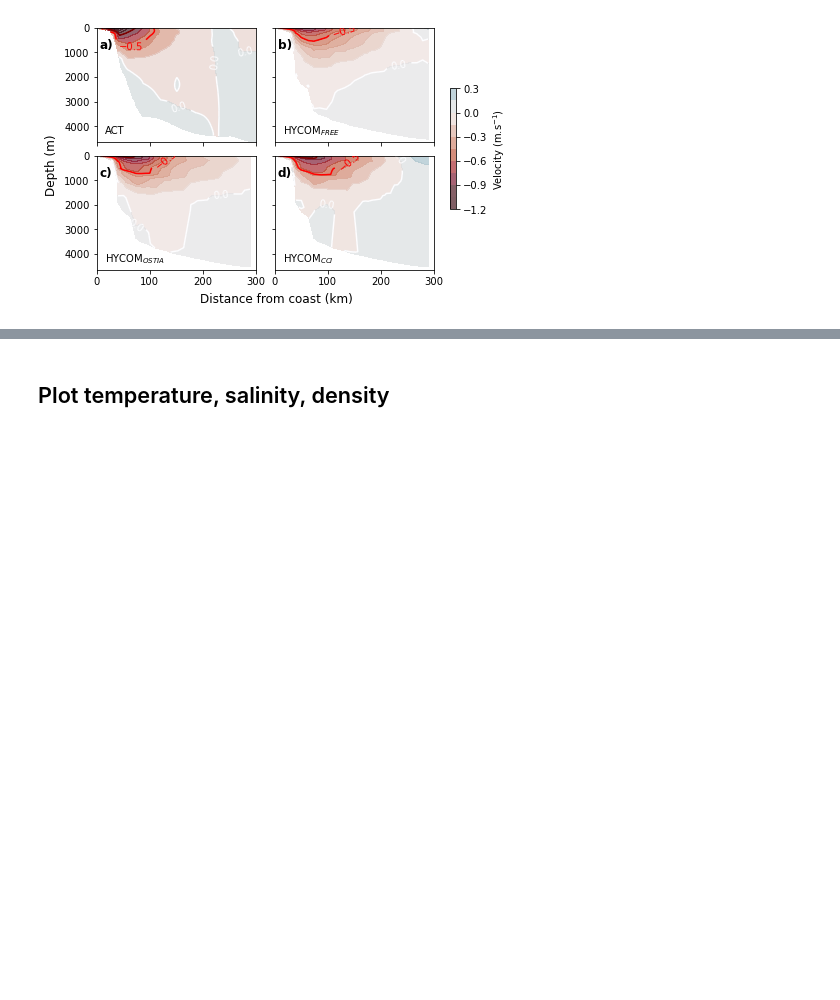
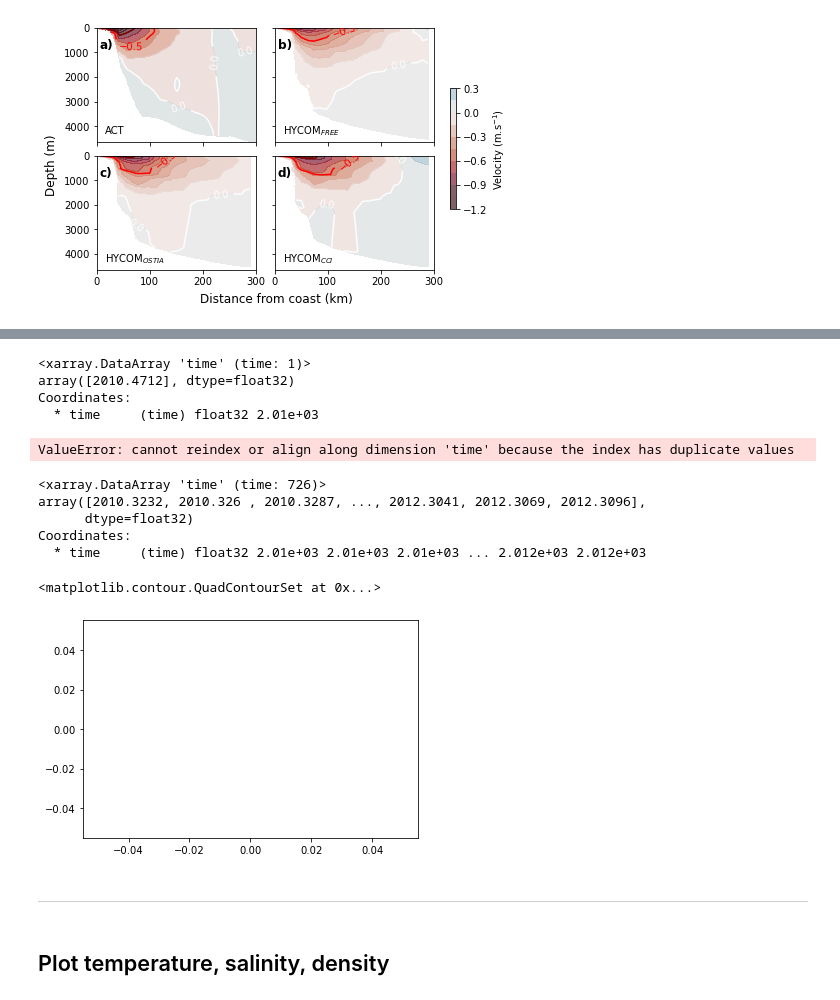
Before and after one commit to HarryLuyt/paper1_scripts, a Jupyter notebook: Scripts/HYCOM_ACT_Section.ipynb, the cells around one changed output, grey strips where cells are left out. Cells and saved outputs as stored; diff of their text form; code cells hidden in the pictures; blank space fills up the shorter version.

```diff
--- a/Scripts/HYCOM_ACT_Section.ipynb
+++ b/Scripts/HYCOM_ACT_Section.ipynb
@@ -182,3 +265,32 @@ plt.savefig(f'{save_dir}/{fig_name}', dpi=300, bbox_inches='tight', format='png'
+# %%
+max_event['time']
+# %% [output]
+<xarray.DataArray 'time' (time: 1)>
+array([2010.4712], dtype=float32)
+Coordinates:
+  * time     (time) float32 2.01e+03
+# %%
+OSTIA_rot['time'].where(OSTIA_rot['time'] <= max_event['time'])
+# %% [output]
+ValueError: cannot reindex or align along dimension 'time' because the index has duplicate values
+# %%
+OSTIA_rot['time']
+# %% [output]
+<xarray.DataArray 'time' (time: 726)>
+array([2010.3232, 2010.326 , 2010.3287, ..., 2012.3041, 2012.3069, 2012.3096],
+      dtype=float32)
+Coordinates:
+  * time     (time) float32 2.01e+03 2.01e+03 2.01e+03 ... 2.012e+03 2.012e+03
+# %%
+plt.contourf(np.tile(ostia_underCurrent['distance'], (30, 1)),
+             ostia_underCurrent['intf_lower'].mean(dim = 'time', skipna = True),
+             ostia_underCurrent['east_utot'].mean(dim = 'time', skipna = True), 20,
+             cmap = cmo.balance_r, alpha = 0.65)
+# %% [output]
+<matplotlib.contour.QuadContourSet at 0x...>
+[figure, added]
+# %% [markdown]
+---
 # %% [markdown]
 ## Plot temperature, salinity, density
 # %%
```
Also changed, not shown: parts of 7 cells of this notebook.
